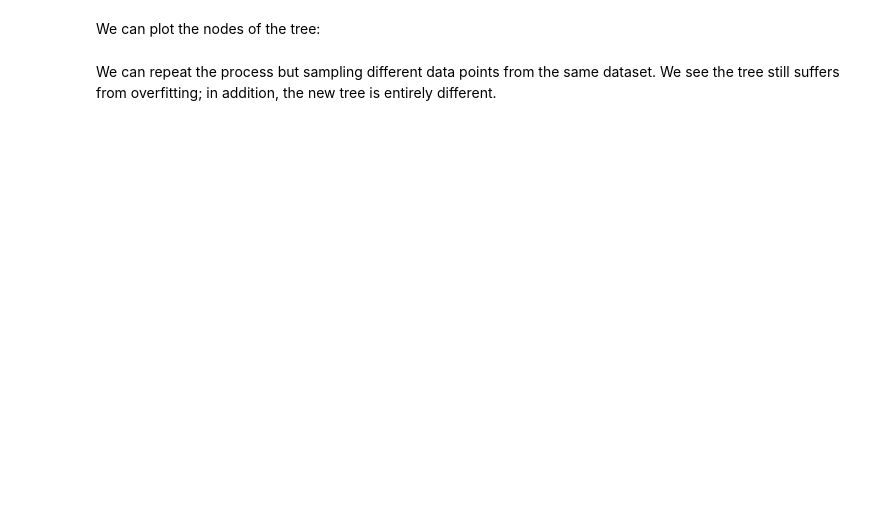
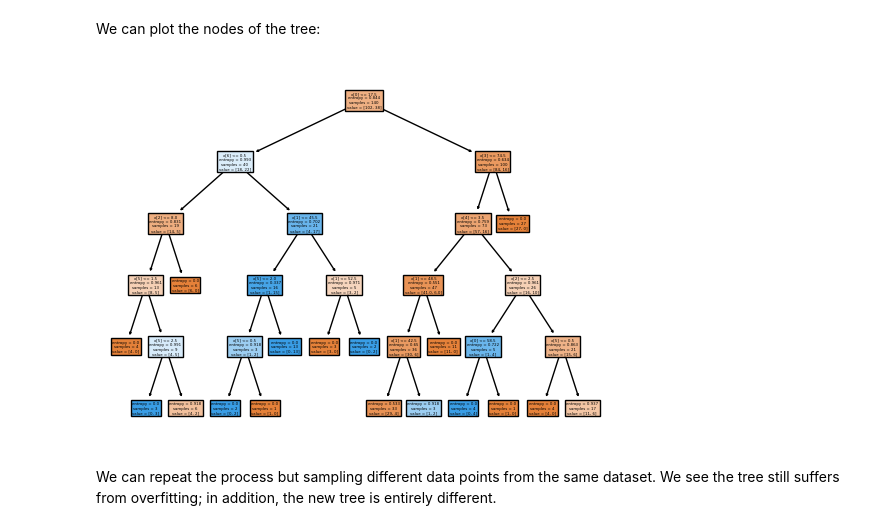
Before and after one commit to zhiyixu/ibm, a Jupyter notebook: 3.分类问题/Bagging.ipynb, the cells around one changed output. Drawn from its saved outputs; the diff is of its cells as text; code cells hidden in the pictures; blank space fills up the shorter version.

```diff
--- a/3.分类问题/Bagging.ipynb
+++ b/3.分类问题/Bagging.ipynb
@@ -247,3 +325,10 @@ plot_tree(filename = "tree.png",model=Tree)
+# %%
+# plot_tree(filename = "tree.png",model=Tree)
+from sklearn.tree import plot_tree
+
+_ = plot_tree(Tree, filled=True)
+# %% [output]
+[figure, added]
 # %% [markdown]
 We can repeat the process but sampling different data points from the same dataset.  We see the tree still suffers from overfitting; in addition, the new tree is entirely different.
 # %%
```
Also changed, not shown: parts of 47 cells of this notebook, 2 other files.
